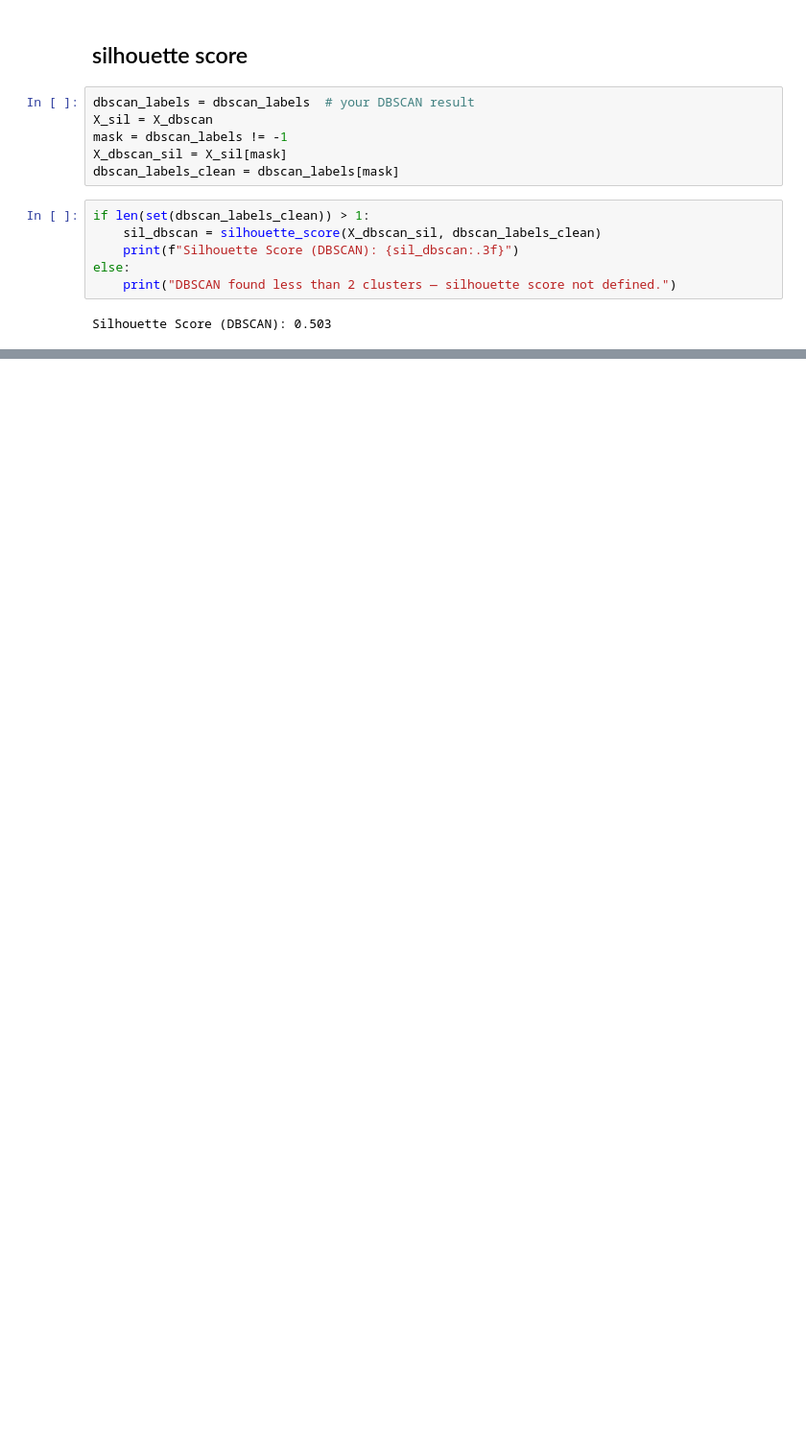
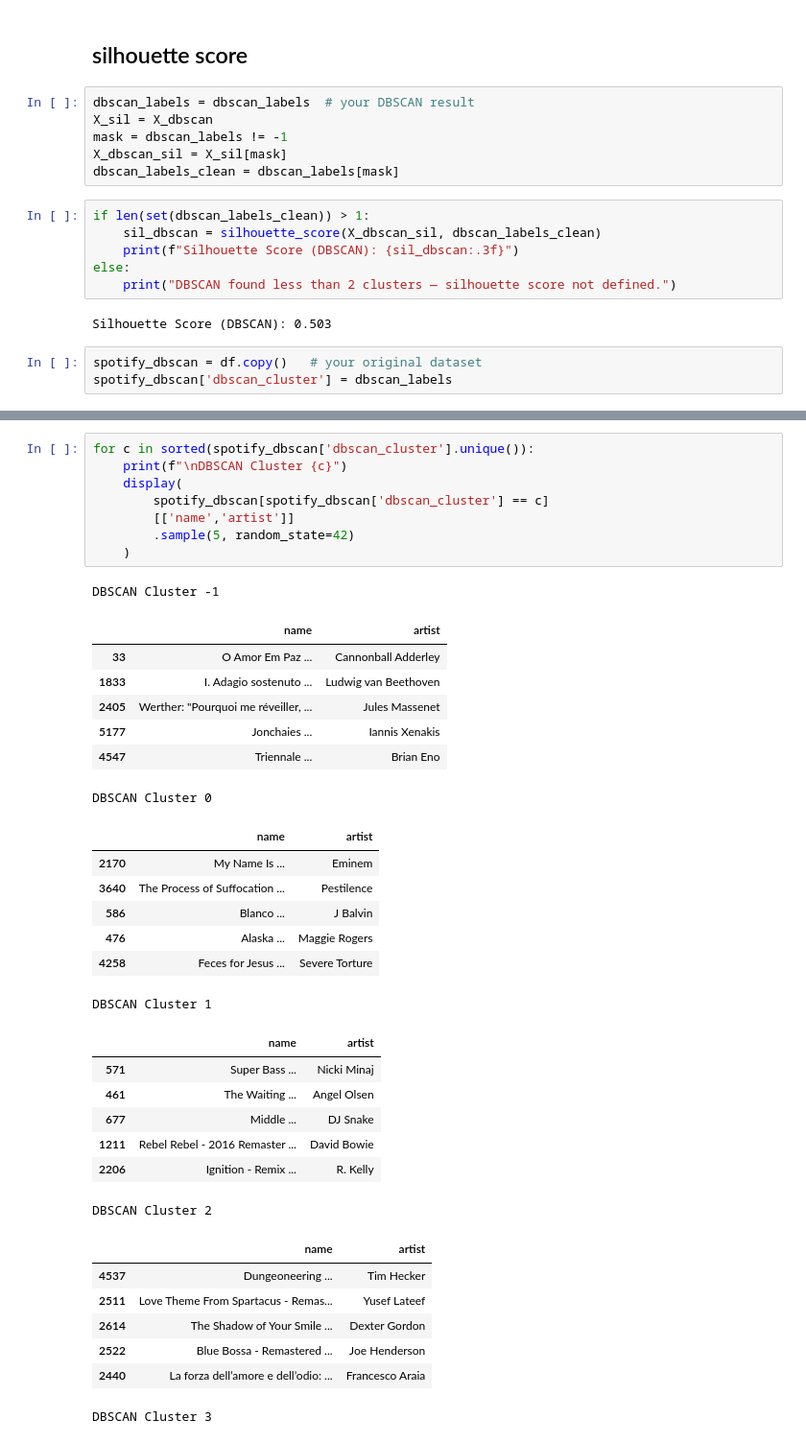
Before and after one commit to Titaniel3/ASDA_2025_Group_1_Portfolio_new, a Jupyter notebook: notebooks/week_11_group_1_notebook.ipynb, the cells around one changed output, grey strips where cells are left out. Shown at 96% size. Saved outputs shown, nothing was run; the diff lists cells and outputs as text; blank space fills up the shorter version.

```diff
--- a/notebooks/week_11_group_1_notebook.ipynb
+++ b/notebooks/week_11_group_1_notebook.ipynb
@@ -632,3 +657,6 @@ else:
     print("DBSCAN found less than 2 clusters — silhouette score not defined.")
 # %% [output]
 Silhouette Score (DBSCAN): 0.503
+# %%
+spotify_dbscan = df.copy()   # your original dataset
+spotify_dbscan['dbscan_cluster'] = dbscan_labels
@@ -634,0 +685,38 @@ Silhouette Score (DBSCAN): 0.503
+# %%
+for c in sorted(spotify_dbscan['dbscan_cluster'].unique()):
+    print(f"\nDBSCAN Cluster {c}")
+    display(
+        spotify_dbscan[spotify_dbscan['dbscan_cluster'] == c]
+        [['name','artist']]
+        .sample(5, random_state=42)
+    )
+# %% [output]
+DBSCAN Cluster -1
+|  | name | artist |
+| 33 | O Amor Em Paz ... | Cannonball Adderley |
+| 1833 | I. Adagio sostenuto ... | Ludwig van Beethoven |
+| 2405 | Werther: "Pourquoi me réveiller, ... | Jules Massenet |
+| 5177 | Jonchaies ... | Iannis Xenakis |
+| 4547 | Triennale ... | Brian Eno |
+DBSCAN Cluster 0
+|  | name | artist |
+| 2170 | My Name Is ... | Eminem |
+| 3640 | The Process of Suffocation ... | Pestilence |
+| 586 | Blanco ... | J Balvin |
+| 476 | Alaska ... | Maggie Rogers |
+| 4258 | Feces for Jesus ... | Severe Torture |
+DBSCAN Cluster 1
+|  | name | artist |
+| 571 | Super Bass ... | Nicki Minaj |
+| 461 | The Waiting ... | Angel Olsen |
+| 677 | Middle ... | DJ Snake |
+| 1211 | Rebel Rebel - 2016 Remaster ... | David Bowie |
+| 2206 | Ignition - Remix ... | R. Kelly |
+DBSCAN Cluster 2
+|  | name | artist |
+| 4537 | Dungeoneering ... | Tim Hecker |
+| 2511 | Love Theme From Spartacus - Remas... | Yusef Lateef |
+| 2614 | The Shadow of Your Smile ... | Dexter Gordon |
+| 2522 | Blue Bossa - Remastered ... | Joe Henderson |
+| 2440 | La forza dell’amore e dell’odio: ... | Francesco Araia |
+DBSCAN Cluster 3
```
Also changed, not shown: parts of 18 cells of this notebook.
